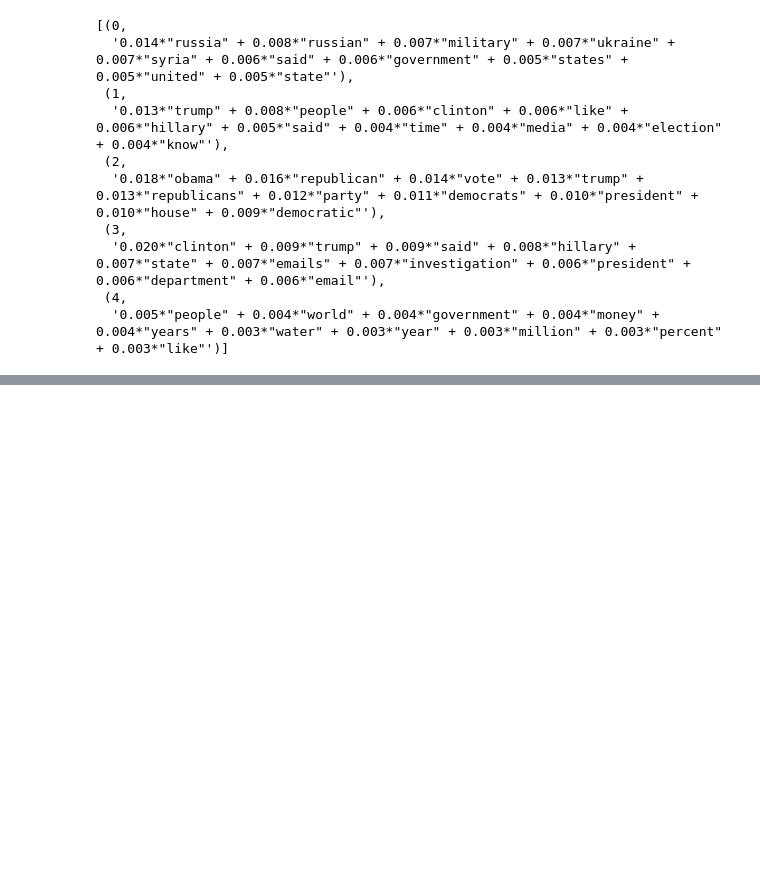
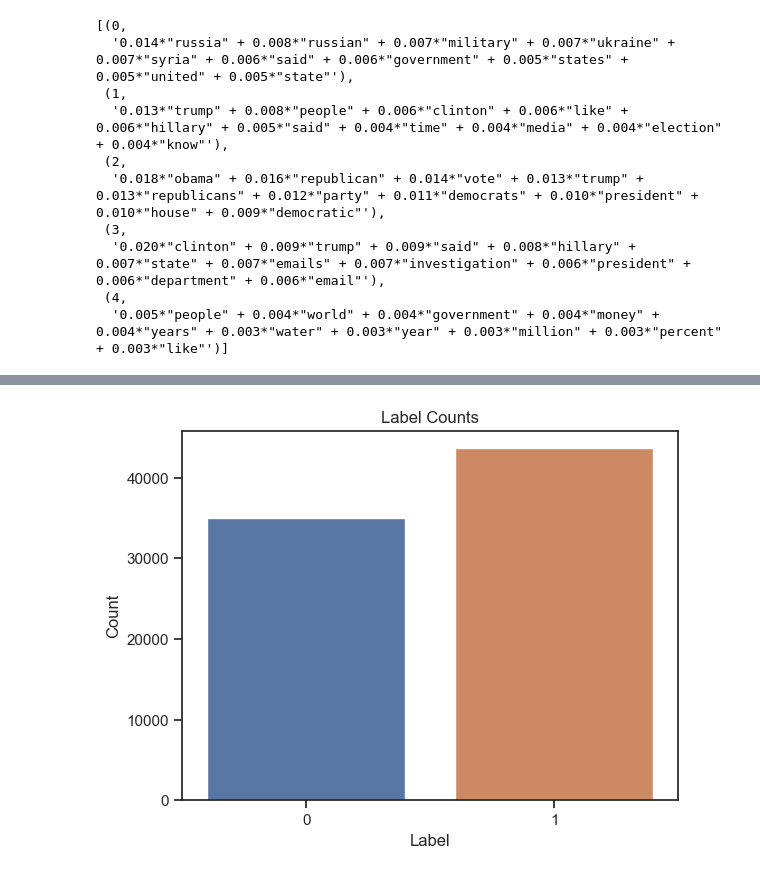
Before and after one commit to Ankuraxz/CanisData, a Jupyter notebook: Dataprocessing.ipynb, the cells around one changed output, grey strips where cells are left out. Cells and saved outputs as stored; diff of their text form; code cells hidden in the pictures; blank space fills up the shorter version.

```diff
--- a/Dataprocessing.ipynb
+++ b/Dataprocessing.ipynb
@@ -240,0 +329,8 @@ lda_model.print_topics()
+# %%
+sns.countplot(x='label', data=df)
+plt.xlabel('Label')
+plt.ylabel('Count')
+plt.title('Label Counts')
+plt.show()
+# %% [output]
+[figure, added]
```
Also changed, not shown: parts of 17 cells of this notebook.
